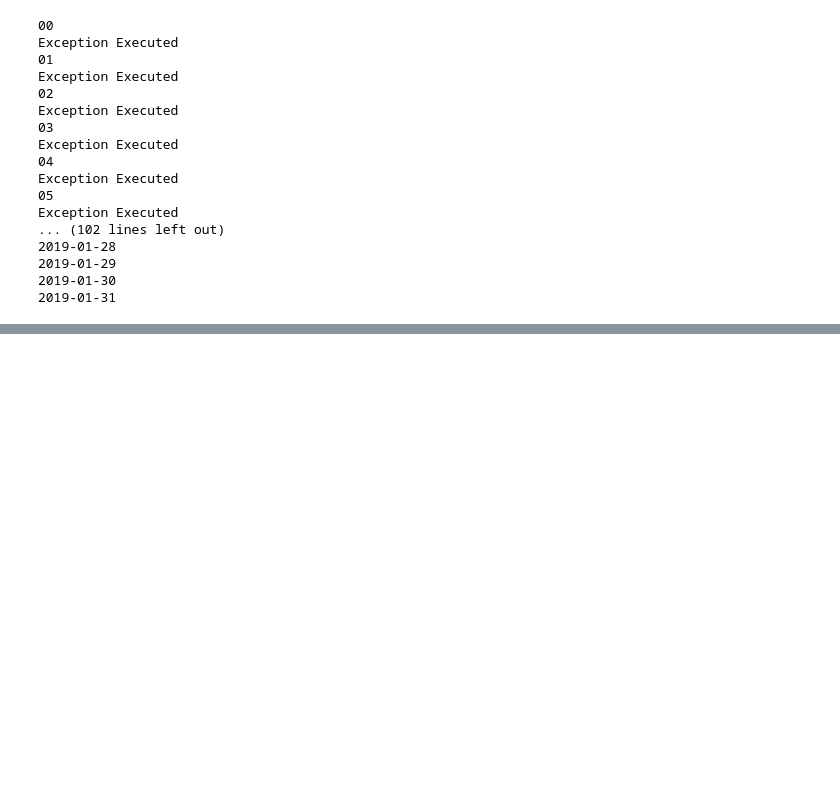
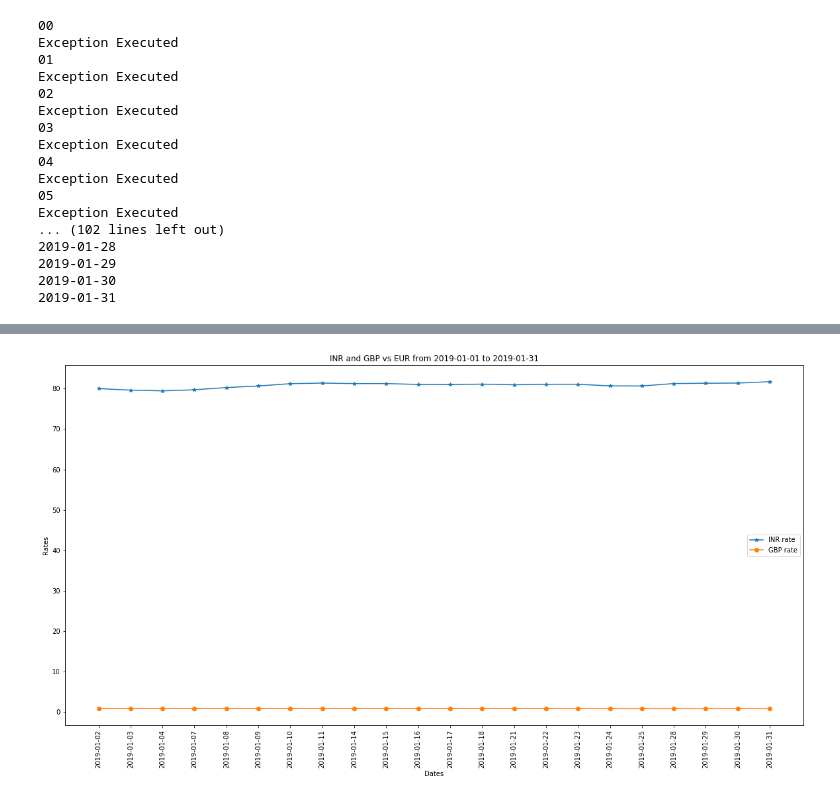
Before and after one commit to Technofy7/2020-interns, a Jupyter notebook: ProgramFile.ipynb, the cells around one changed output, grey strips where cells are left out. Saved outputs shown, nothing was run; the diff lists cells and outputs as text; code cells hidden in the pictures; blank space fills up the shorter version.

Commit message:
Second task

```diff
--- a/ProgramFile.ipynb
+++ b/ProgramFile.ipynb
@@ -115,0 +114,21 @@ plt.plot(x1,y1,marker="*")
+# %%
+############################ Task 2 INR and GBP vs EUR from 1st january 2019 to 31st january 2019 to ##########################
+
+val2 = ''
+GBP = []
+i=1
+for i in range(32):
+    if i < 10:
+        val2 = '0' + str(i)
+    else:
+        val2 = str(i)
+
+    try:
+        gbp = df['rates']['2019-01-'+val2]['GBP']
+        GBP.append(gbp)
+    except:
+        print("Exception Executed")
+
+i=0
+for i in GBP:
+    print(i)
@@ -115,0 +153,19 @@ plt.plot(x1,y1,marker="*")
+# %%
+x2 = date
+y2 = INR
+y3 = GBP
+
+plt.figure(figsize=(20,10))
+plt.xticks(rotation=90)
+
+plt.title("INR and GBP vs EUR from 2019-01-01 to 2019-01-31")
+plt.xlabel("Dates")
+plt.ylabel("Rates")
+
+plt.plot(x2,y2,marker="*",label="INR rate")
+plt.plot(x2,y3,marker="o",label="GBP rate")
+
+plt.legend()
+plt.show()
+# %% [output]
+[figure, added]
```
Also changed, not shown: parts of 3 cells of this notebook.
